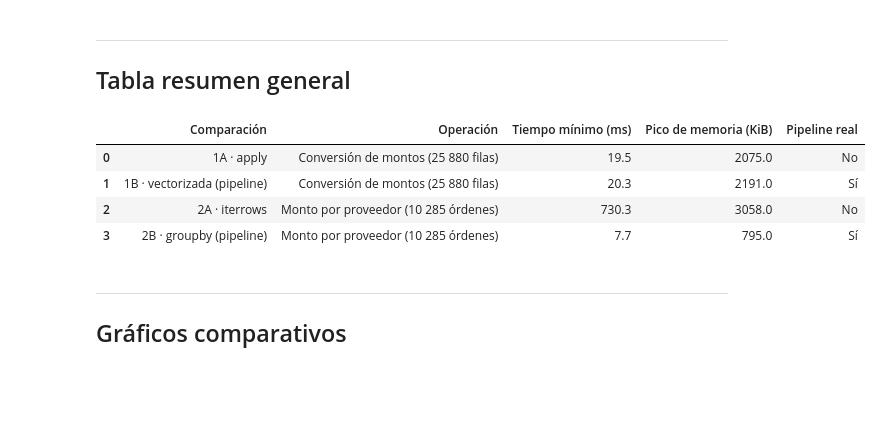
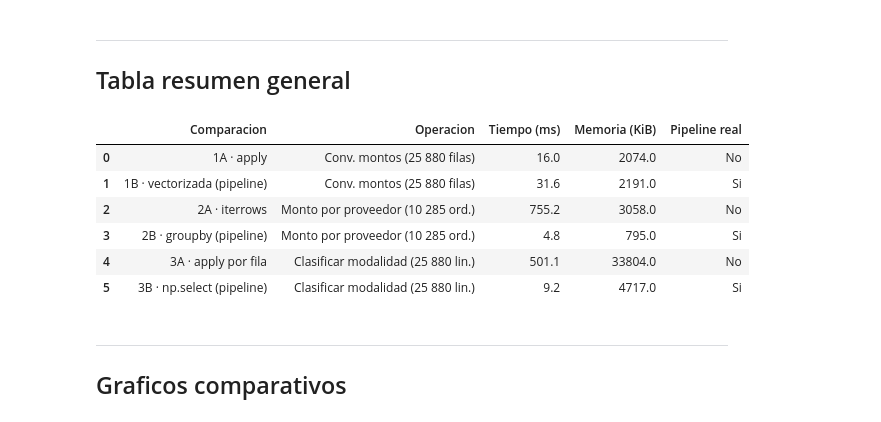
Before and after one commit to Isonauta/mcdi500-proyecto-abp-v2, a Jupyter notebook: F3/F3_eficiencia.ipynb, the cells around one changed output. Saved outputs shown, nothing was run; the diff lists cells and outputs as text; code cells hidden in the pictures; blank space fills up the shorter version.

```diff
--- a/F3/F3_eficiencia.ipynb
+++ b/F3/F3_eficiencia.ipynb
@@ -206,0 +190,8 @@ Con el volumen del proyecto este costo extra es completamente aceptable.
+# %%
+t_e, mem_e = medir(classify_modality_apply,  lineas_tipadas)
+t_f, mem_f = medir(classify_modality_select, lineas_tipadas)
+
+print(f"Version A (apply):    {t_e*1000:7.1f} ms   {mem_e:6.0f} KiB")
+print(f"Version B (np.select):{t_f*1000:7.1f} ms   {mem_f:6.0f} KiB")
+print(f"Factor tiempo A/B:    {t_e/t_f:7.1f}x")
+print(f"Factor memoria B/A:   {mem_f/mem_e:7.2f}x")
@@ -209,36 +228,38 @@ Con el volumen del proyecto este costo extra es completamente aceptable.
 ## Tabla resumen general
 # %%
 resumen_general = pd.DataFrame({
-    "Comparación": [
-        "1A · apply",
-        "1B · vectorizada (pipeline)",
-        "2A · iterrows",
-        "2B · groupby (pipeline)",
+    'Comparacion': [
+        '1A · apply', '1B · vectorizada (pipeline)',
+        '2A · iterrows', '2B · groupby (pipeline)',
+        '3A · apply por fila', '3B · np.select (pipeline)',
     ],
-    "Operación": [
-        "Conversión de montos (25 880 filas)",
-        "Conversión de montos (25 880 filas)",
-        "Monto por proveedor (10 285 órdenes)",
-        "Monto por proveedor (10 285 órdenes)",
+    'Operacion': [
+        'Conv. montos (25 880 filas)', 'Conv. montos (25 880 filas)',
+        'Monto por proveedor (10 285 ord.)', 'Monto por proveedor (10 285 ord.)',
+        'Clasificar modalidad (25 880 lin.)', 'Clasificar modalidad (25 880 lin.)',
     ],
-    "Tiempo mínimo (ms)": [
+    'Tiempo (ms)': [
         round(t_a*1000,1), round(t_b*1000,1),
         round(t_c*1000,1), round(t_d*1000,1),
+        round(t_e*1000,1), round(t_f*1000,1),
     ],
-    "Pico de memoria (KiB)": [
+    'Memoria (KiB)': [
         round(mem_a,0), round(mem_b,0),
         round(mem_c,0), round(mem_d,0),
+        round(mem_e,0), round(mem_f,0),
     ],
-    "Pipeline real": ["No","Sí","No","Sí"],
+    'Pipeline real': ['No','Si','No','Si','No','Si'],
 })
 resumen_general
 # %% [output]
-|  | Comparación | Operación | Tiempo mínimo (ms) | Pico de memoria (KiB) | Pipeline real |
-| 0 | 1A · apply | Conversión de montos (25 880 filas) | 19.5 | 2075.0 | No |
-| 1 | 1B · vectorizada (pipeline) | Conversión de montos (25 880 filas) | 20.3 | 2191.0 | Sí |
-| 2 | 2A · iterrows | Monto por proveedor (10 285 órdenes) | 730.3 | 3058.0 | No |
-| 3 | 2B · groupby (pipeline) | Monto por proveedor (10 285 órdenes) | 7.7 | 795.0 | Sí |
+|  | Comparacion | Operacion | Tiempo (ms) | Memoria (KiB) | Pipeline real |
+| 0 | 1A · apply | Conv. montos (25 880 filas) | 16.0 | 2074.0 | No |
+| 1 | 1B · vectorizada (pipeline) | Conv. montos (25 880 filas) | 31.6 | 2191.0 | Si |
+| 2 | 2A · iterrows | Monto por proveedor (10 285 ord.) | 755.2 | 3058.0 | No |
+| 3 | 2B · groupby (pipeline) | Monto por proveedor (10 285 ord.) | 4.8 | 795.0 | Si |
+| 4 | 3A · apply por fila | Clasificar modalidad (25 880 lin.) | 501.1 | 33804.0 | No |
+| 5 | 3B · np.select (pipeline) | Clasificar modalidad (25 880 lin.) | 9.2 | 4717.0 | Si |
 # %% [markdown]
 ---
-## Gráficos comparativos
+## Graficos comparativos
 # %%
```
Also changed, not shown: parts of 28 cells of this notebook.
